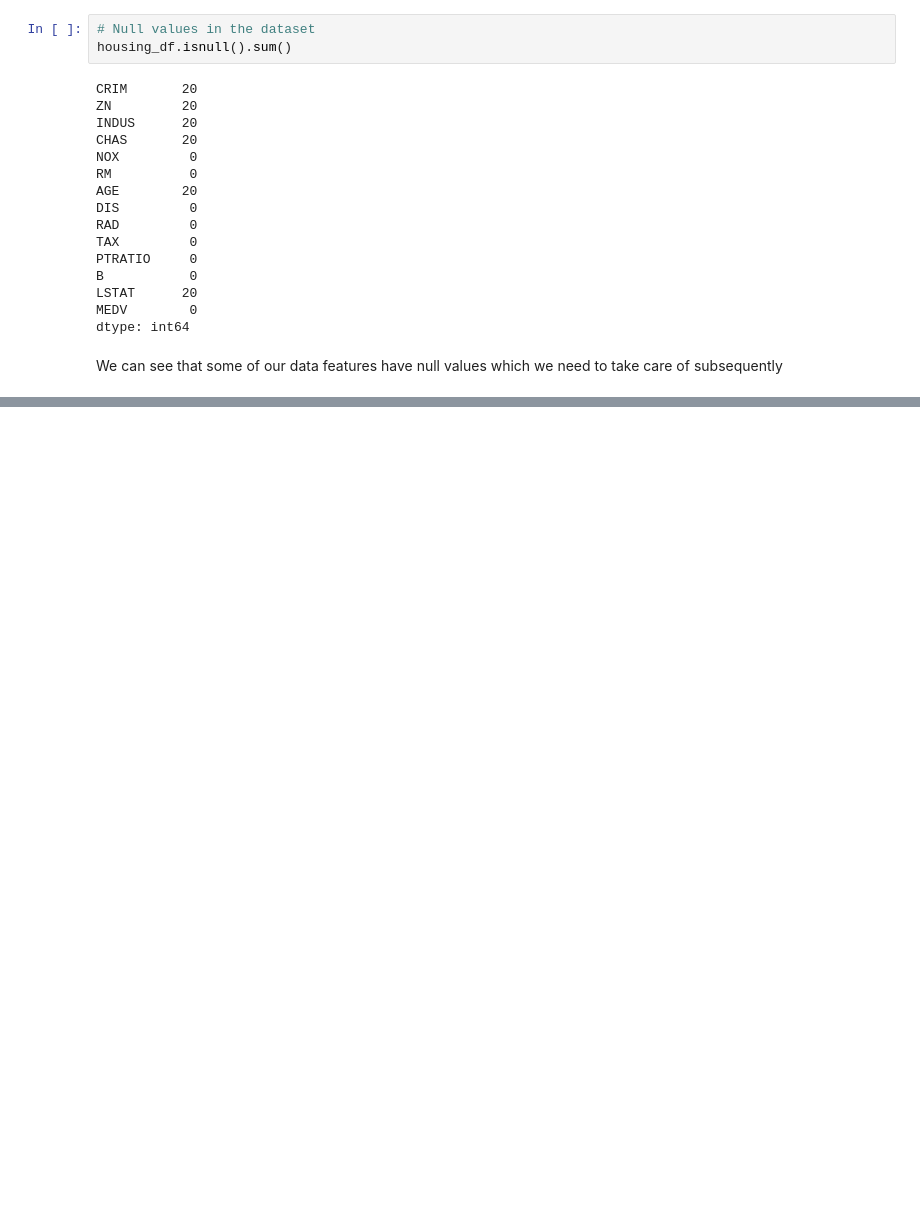
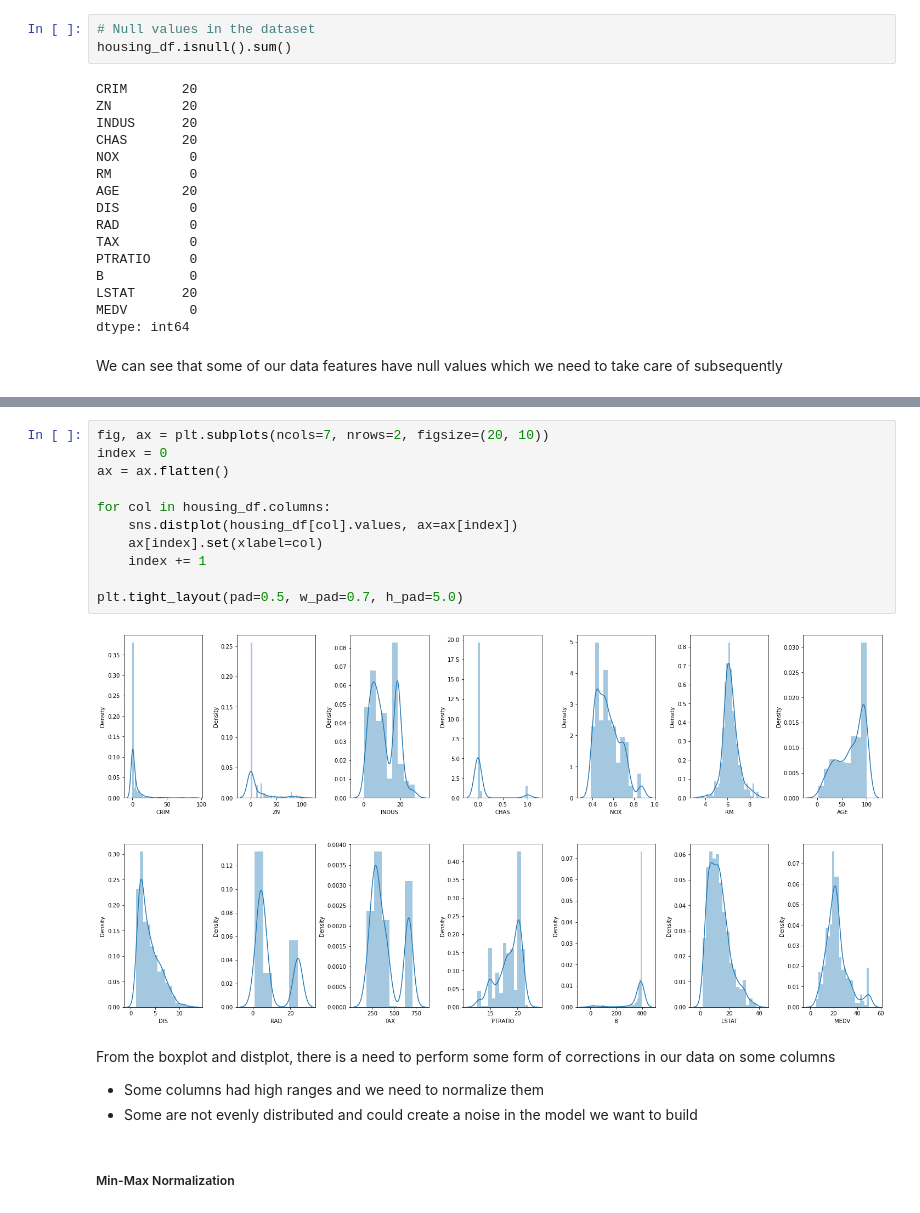
Before and after one commit to Keshtech2002/Regression_ML_projects, a Jupyter notebook: Boston_Housing_Prices_Dataset/Housing_EDA.ipynb, the cells around one changed output, grey strips where cells are left out. Drawn from its saved outputs; the diff is of its cells as text; blank space fills up the shorter version.

```diff
--- a/Boston_Housing_Prices_Dataset/Housing_EDA.ipynb
+++ b/Boston_Housing_Prices_Dataset/Housing_EDA.ipynb
@@ -107,0 +148,20 @@ We can see that some of our data features have null values which we need to take
+# %%
+fig, ax = plt.subplots(ncols=7, nrows=2, figsize=(20, 10))
+index = 0
+ax = ax.flatten()
+
+for col in housing_df.columns:
+    sns.distplot(housing_df[col].values, ax=ax[index])
+    ax[index].set(xlabel=col)
+    index += 1
+
+plt.tight_layout(pad=0.5, w_pad=0.7, h_pad=5.0)
+# %% [output]
+[figure, added]
+# %% [markdown]
+
+From the boxplot and distplot, there is a need to perform some form of corrections in our data on some columns
+- Some columns had high ranges and we need to normalize them
+- Some are not evenly distributed and could create a noise in the model we want to build
+# %% [markdown]
+##### Min-Max Normalization
```
Also changed, not shown: parts of 9 cells of this notebook.
